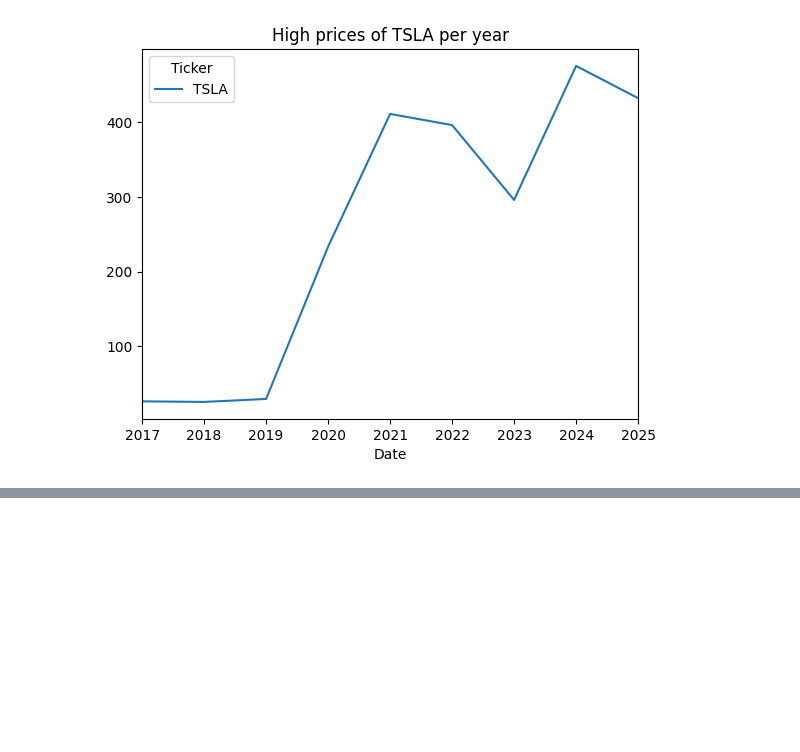
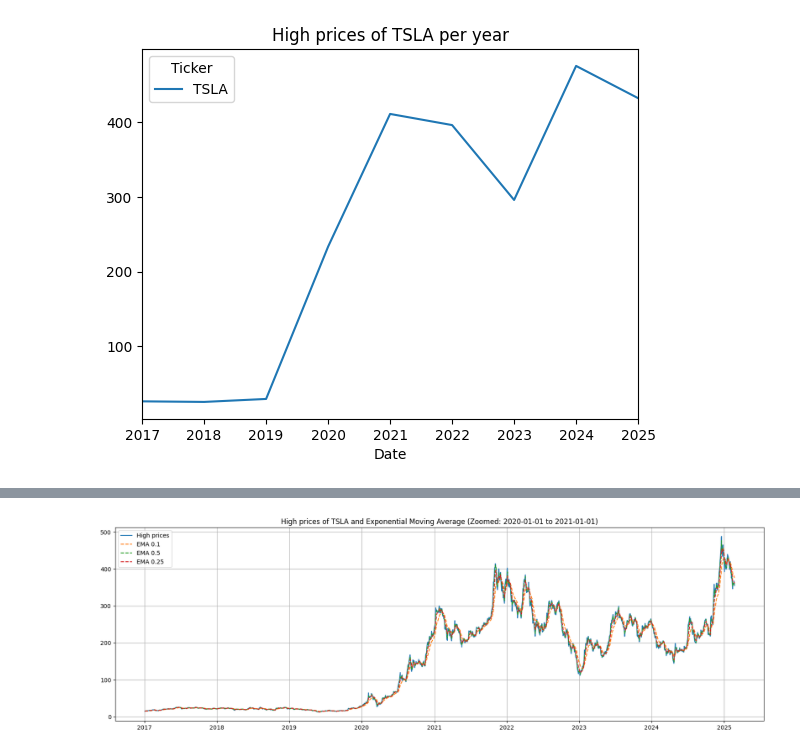
Before and after one commit to iamram33z/time-series-analysis, a Jupyter notebook: notebooks/time_series_eda.ipynb, the cells around one changed output, grey strips where cells are left out. Cells and saved outputs as stored; diff of their text form; code cells hidden in the pictures; blank space fills up the shorter version.

```diff
--- a/notebooks/time_series_eda.ipynb
+++ b/notebooks/time_series_eda.ipynb
@@ -88,0 +125,23 @@ plt.show()
+# %%
+# Add a column with the Exponential Moving Average of the High prices
+alpha = [0.1, 0.5, 0.25]
+
+for i in alpha:
+    tsla_data[f'EMA_{i}'] = tsla_data['High'].ewm(alpha=i, adjust=True).mean()
+# %%
+# Plot the High prices and the Exponential Moving Average in the same plot by zooming in the data
+plt.figure(figsize=(20, 6))
+fig = plt.gcf()
+plt.plot(tsla_data['High'], label='High prices')
+for i in alpha:
+    plt.plot(tsla_data[f'EMA_{i}'], label=f'EMA {i}', linestyle='--')
+
+# Set the x-axis limits to zoom in on the specified date range
+# plt.xlim(pd.Timestamp('2021-01-01'), pd.Timestamp('2022-01-01'))
+
+plt.title('High prices of TSLA and Exponential Moving Average (Zoomed: 2020-01-01 to 2021-01-01)')
+plt.legend()
+plt.grid()
+plt.show()
+# %% [output]
+[figure, added]
```
Also changed, not shown: parts of 10 cells of this notebook.
